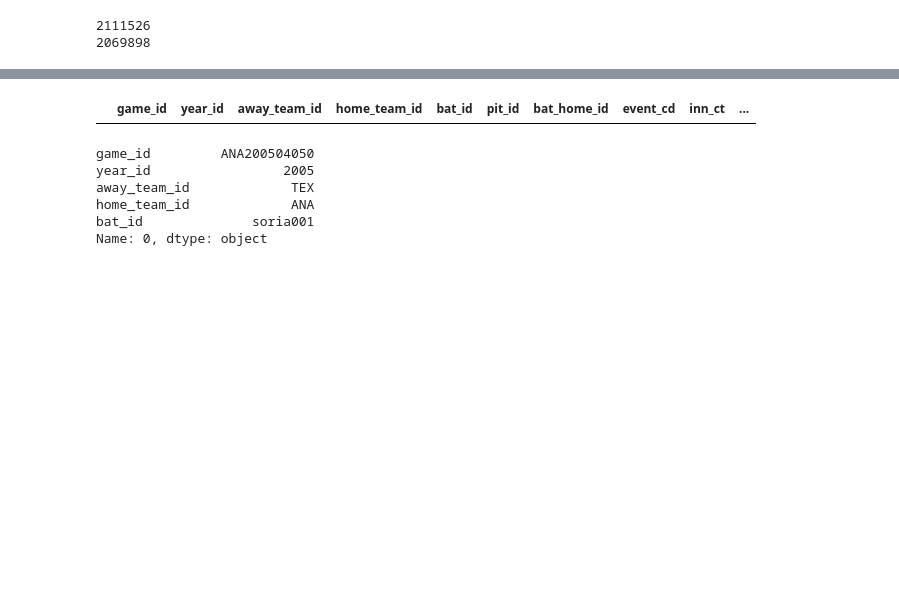
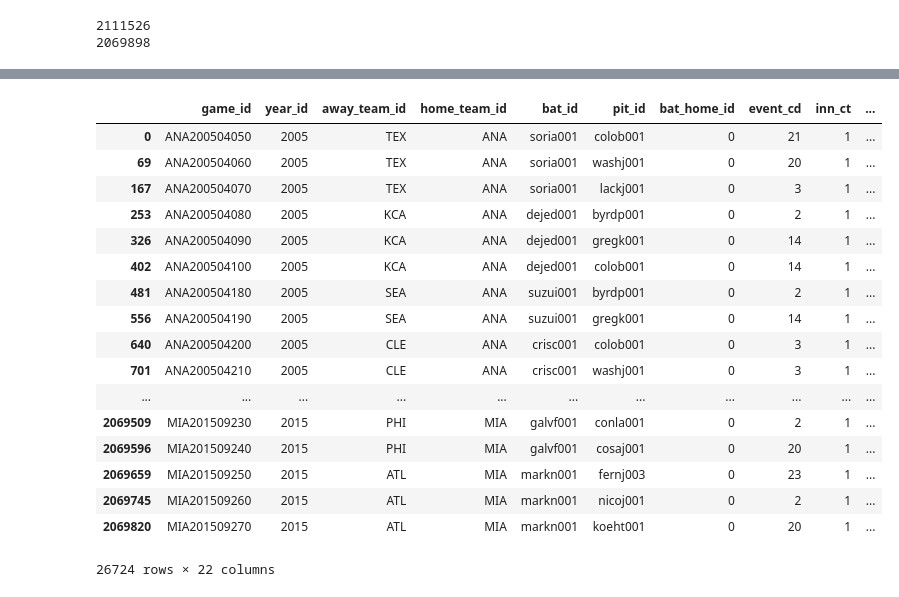
Before and after one commit to SamBusser30/Park_Factor-, a Jupyter notebook: Project_Code/Cleaning_data.ipynb, the cells around one changed output, grey strips where cells are left out. Cells and saved outputs as stored; diff of their text form; code cells hidden in the pictures; blank space fills up the shorter version.

```diff
--- a/Project_Code/Cleaning_data.ipynb
+++ b/Project_Code/Cleaning_data.ipynb
@@ -58,10 +85,25 @@ runs = 0
 # %%
 test = events_with_altitudes.drop_duplicates('game_id')
 test
-new_test = test.loc[test['event_runs_ct'] > 1]
-new_test
 # %% [output]
 |  | game_id | year_id | away_team_id | home_team_id | bat_id | pit_id | bat_home_id | event_cd | inn_ct | ... |
+| 0 | ANA200504050 | 2005 | TEX | ANA | soria001 | colob001 | 0 | 21 | 1 | ... |
+| 69 | ANA200504060 | 2005 | TEX | ANA | soria001 | washj001 | 0 | 20 | 1 | ... |
+| 167 | ANA200504070 | 2005 | TEX | ANA | soria001 | lackj001 | 0 | 3 | 1 | ... |
+| 253 | ANA200504080 | 2005 | KCA | ANA | dejed001 | byrdp001 | 0 | 2 | 1 | ... |
+| 326 | ANA200504090 | 2005 | KCA | ANA | dejed001 | gregk001 | 0 | 14 | 1 | ... |
+| 402 | ANA200504100 | 2005 | KCA | ANA | dejed001 | colob001 | 0 | 14 | 1 | ... |
+| 481 | ANA200504180 | 2005 | SEA | ANA | suzui001 | byrdp001 | 0 | 2 | 1 | ... |
+| 556 | ANA200504190 | 2005 | SEA | ANA | suzui001 | gregk001 | 0 | 14 | 1 | ... |
+| 640 | ANA200504200 | 2005 | CLE | ANA | crisc001 | colob001 | 0 | 3 | 1 | ... |
+| 701 | ANA200504210 | 2005 | CLE | ANA | crisc001 | washj001 | 0 | 3 | 1 | ... |
+| ... | ... | ... | ... | ... | ... | ... | ... | ... | ... | ... |
+| 2069509 | MIA201509230 | 2015 | PHI | MIA | galvf001 | conla001 | 0 | 2 | 1 | ... |
+| 2069596 | MIA201509240 | 2015 | PHI | MIA | galvf001 | cosaj001 | 0 | 20 | 1 | ... |
+| 2069659 | MIA201509250 | 2015 | ATL | MIA | markn001 | fernj003 | 0 | 23 | 1 | ... |
+| 2069745 | MIA201509260 | 2015 | ATL | MIA | markn001 | nicoj001 | 0 | 2 | 1 | ... |
+| 2069820 | MIA201509270 | 2015 | ATL | MIA | markn001 | koeht001 | 0 | 20 | 1 | ... |
+26724 rows × 22 columns
 # %%
 #g = test.groupby('game_id')
 # g.head()
@@ -71,22 +113,21 @@ innings_played = games_played * 9
 #print (innings_played)
 
 #dfRetro.event_run_ct = dfRetro.event_runs_ct.astype(int)
-
-#print(games_played)
-index = 0
-for ii in dfRetro.home_team_id.unique():
-    #total_runs[index][0] = ii
-    #print(ii)
-    dfTemp = dfRetro.loc[ii in dfRetro['home_team_id']]
-    #print(dfTemp)
-    index +=1
+# total_runs=[]
+# for i in range(30):
+#     total_runs.append(0)
+# counter = 0
+# for ii in dfRetro.home_team_id.unique():
+#     #total_runs[index][0] = ii
+#     #print(ii)
+#     #print(index)
+#     for index, row in dfRetro.iterrows():
+#         if ii in row['home_team_id']:
+#             #print(row['event_runs_ct'])
+#             #print("INDEX:",index)
+#             total_runs[counter] += row['event_runs_ct']
+#     #dfTemp = dfRetro.loc[ii in dfRetro['home_team_id']]
+#     #print(dfTemp)
+#     counter +=1
+# print(total_runs)
 #print (total_runs)
-dftest = dfRetro.loc['COL' in dfRetro['home_team_id']]
-dftest.head()
-# %% [output]
-game_id         ANA200504050
-year_id                 2005
-away_team_id             TEX
-home_team_id             ANA
-bat_id              soria001
-Name: 0, dtype: object
```
Also changed, not shown: parts of 4 cells of this notebook.
